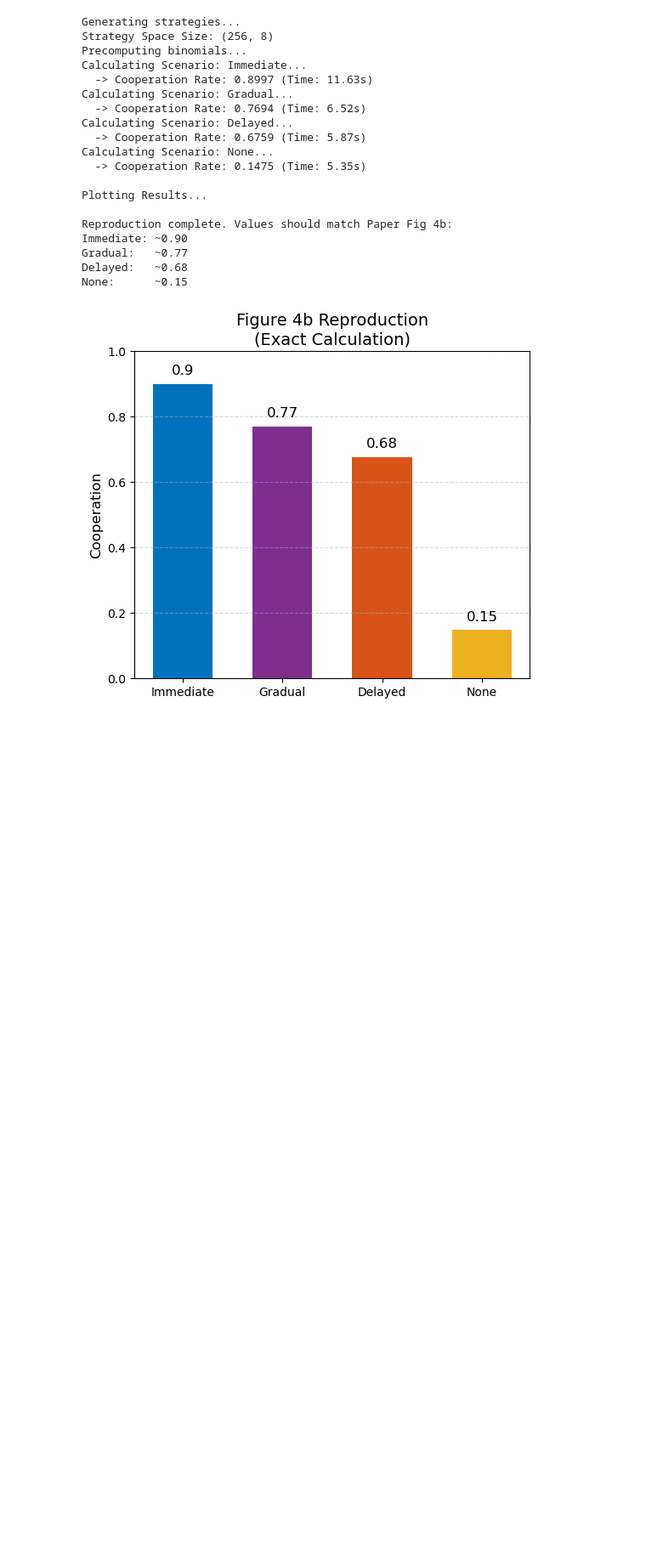
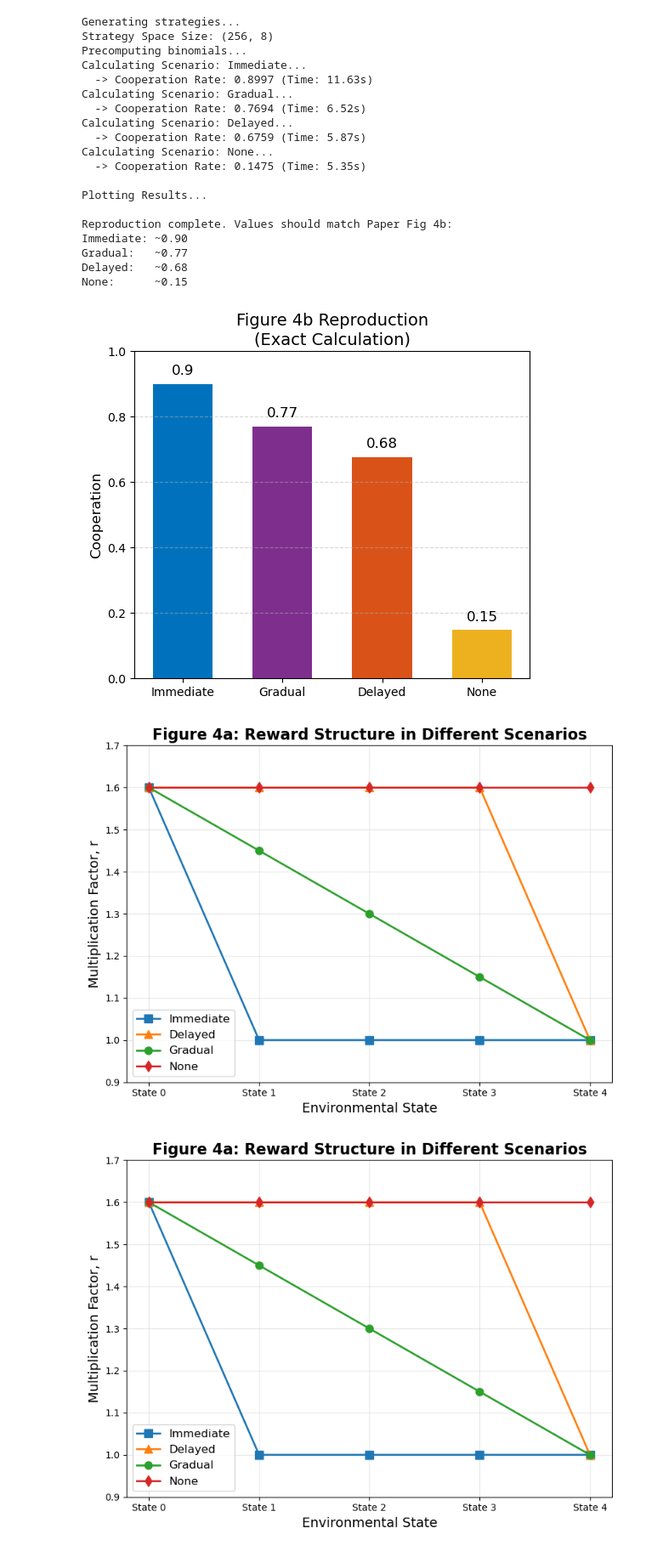
Before and after one commit to Junyiyoo/LEARNING-DYNAMICS-PROJECT, a Jupyter notebook: Figure 4.ipynb, the cells around one changed output. Shown at 85% size. Saved outputs shown, nothing was run; the diff lists cells and outputs as text; code cells hidden in the pictures; blank space fills up the shorter version.

Commit message:
figure 4

```diff
--- a/Figure 4.ipynb
+++ b/Figure 4.ipynb
@@ -462,0 +517,5 @@ None:      ~0.15
+# %%
+plot_figure_4a()
+# %% [output]
+[figure, added]
+[figure, added]
```
Also changed, not shown: parts of 3 cells of this notebook.
